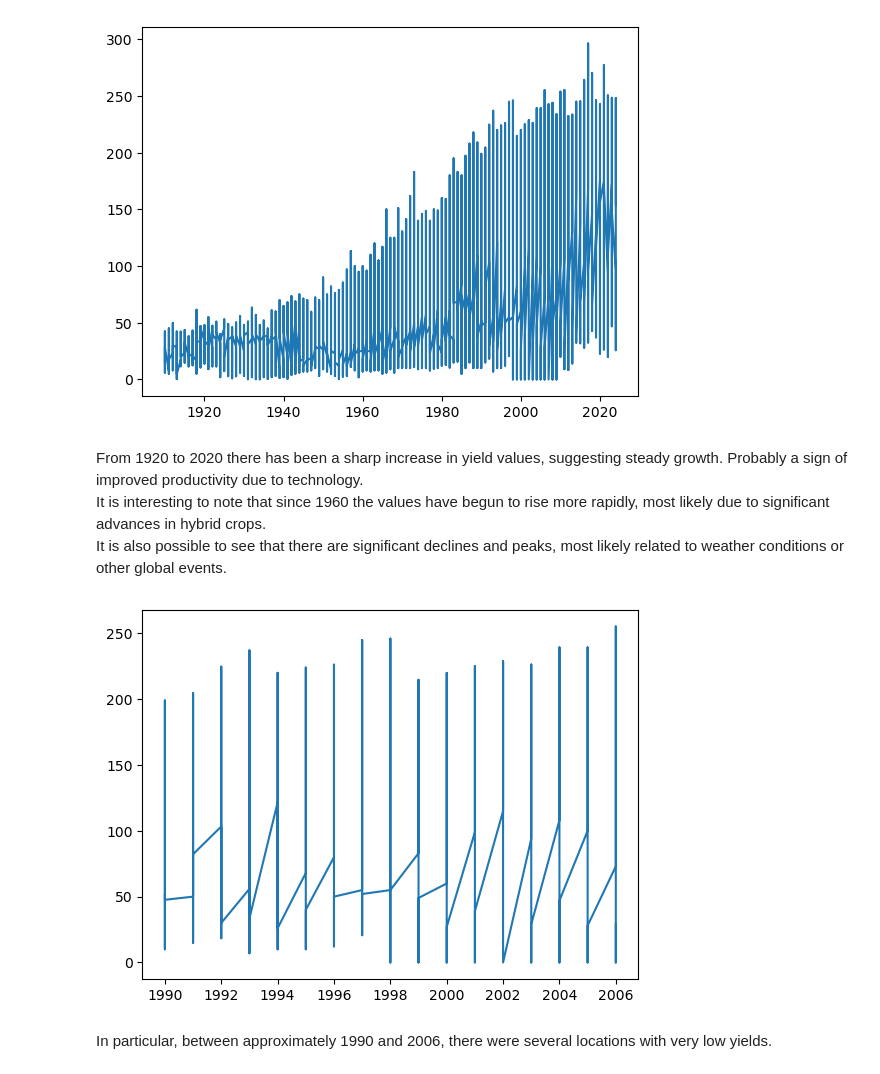
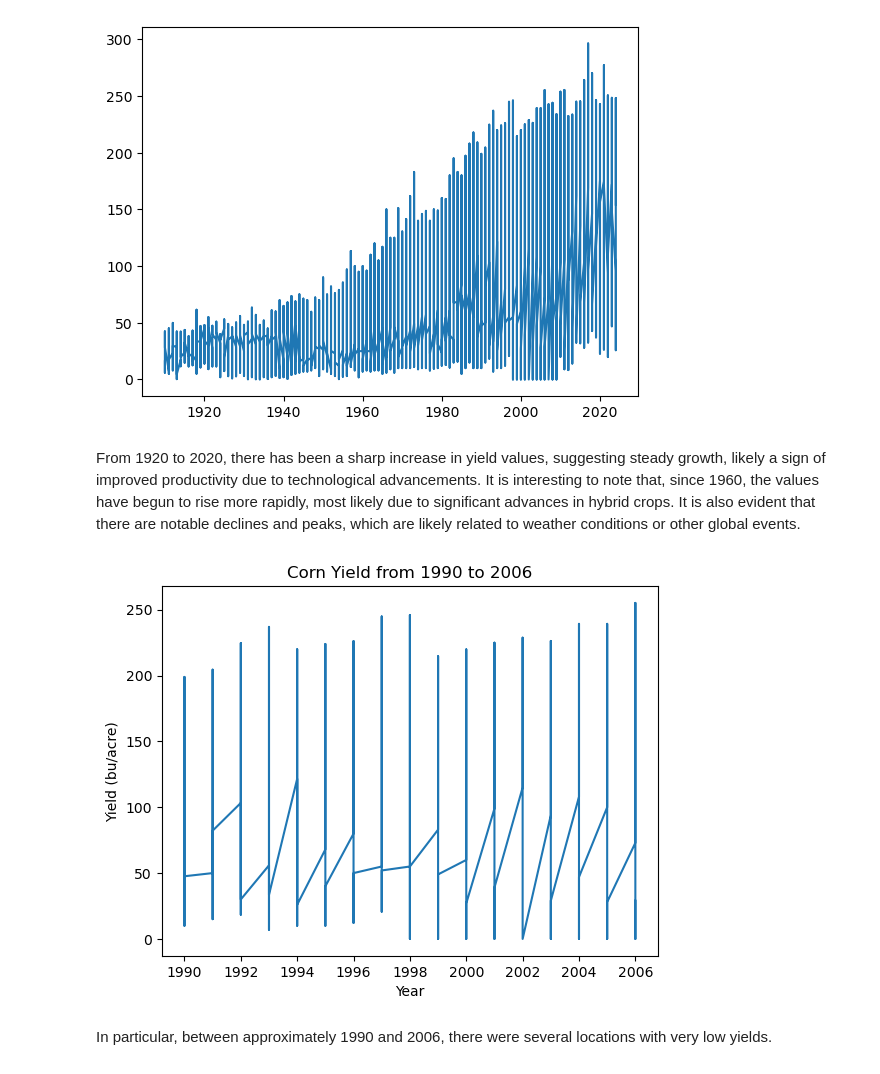
Before and after one commit to AntonioDonnangelo/Predicting-2024-US-Corn-Yield, a Jupyter notebook: Predicting_2024_US_Corn_Yield.ipynb, the cells around one changed output. Saved outputs shown, nothing was run; the diff lists cells and outputs as text; code cells hidden in the pictures.

```diff
--- a/Predicting_2024_US_Corn_Yield.ipynb
+++ b/Predicting_2024_US_Corn_Yield.ipynb
@@ -206,3 +207,10 @@ df.head()
 | 2 | 1910 | UNITED STATES | NEBRASKA | CHEYENNE | 9.6 |
 | 3 | 1910 | UNITED STATES | NEBRASKA | DAWES | 16.4 |
 | 4 | 1910 | UNITED STATES | NEBRASKA | DEUEL | 17.5 |
+# %%
+# Check if the yield daya is influenced by the value of the previous year
+df['Yield_lag1'] = df['Yield'].shift(1)
+df.dropna(inplace=True)
+
+correlation= df['Yield'].corr(df['Yield_lag1'])
+print(f"Correlation with previous year: {correlation:.2f}")
@@ -273,14 +285,18 @@ plt.show()
 # %% [output]
 [figure]
 # %% [markdown]
-From 1920 to 2020 there has been a sharp increase in yield values, suggesting steady growth. Probably a sign of improved productivity due to technology. <br>
-It is interesting to note that since 1960 the values have begun to rise more rapidly, most likely due to significant advances in hybrid crops. <br>
-It is also possible to see that there are significant declines and peaks, most likely related to weather conditions or other global events.
+From 1920 to 2020, there has been a sharp increase in yield values, suggesting steady growth, likely a sign of improved productivity due to technological advancements.
+It is interesting to note that, since 1960, the values have begun to rise more rapidly, most likely due to significant advances in hybrid crops.
+It is also evident that there are notable declines and peaks, which are likely related to weather conditions or other global events.
 # %%
+#Plotting the yield over specific years
 df_filtered = df[(df['year'] >= 1990) & (df['year'] <= 2006)]
 plt.plot(df_filtered['year'], df_filtered['Yield'])
+plt.title('Corn Yield from 1990 to 2006')
+plt.xlabel('Year')
+plt.ylabel('Yield (bu/acre)')
 plt.show()
 # %% [output]
-[figure, old version]
+[figure, new version]
 # %% [markdown]
 In particular, between approximately 1990 and 2006, there were several locations with very low yields.
```
Also changed, not shown: parts of 101 cells of this notebook, 4 other files.
